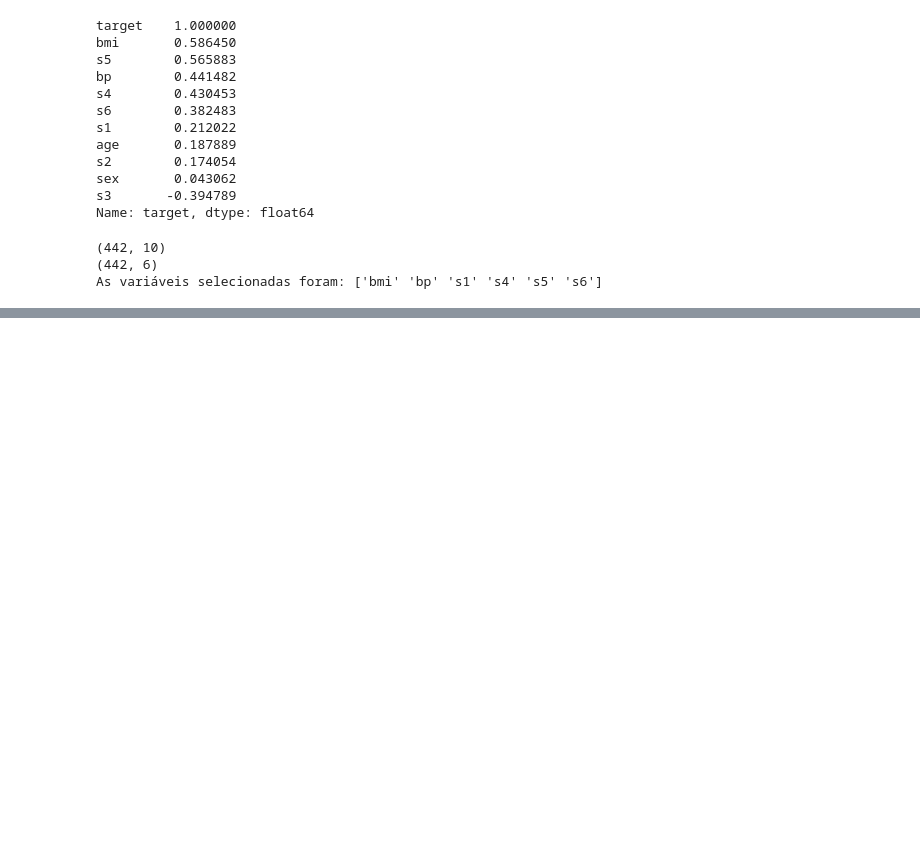
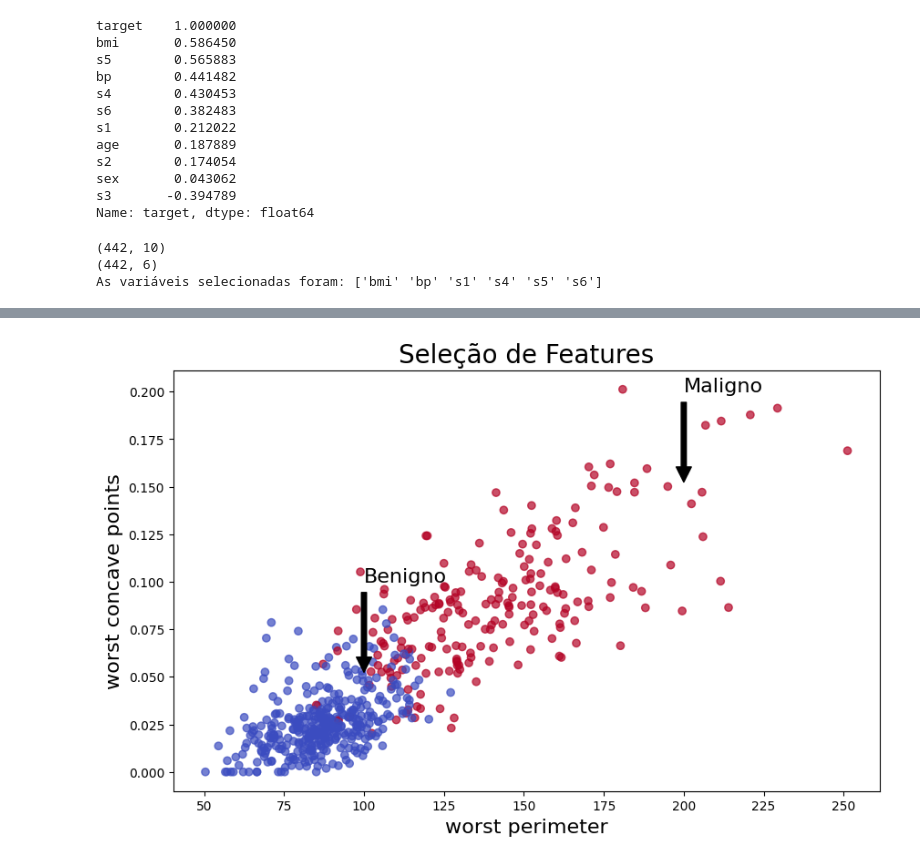
Before and after one commit to ITalents/CD-Introducao-a-Ciencia-de-dados, a Jupyter notebook: EDA/03_Selecao_de_Variaveis.ipynb, the cells around one changed output, grey strips where cells are left out. Cells and saved outputs as stored; diff of their text form; code cells hidden in the pictures; blank space fills up the shorter version.

```diff
--- a/EDA/03_Selecao_de_Variaveis.ipynb
+++ b/EDA/03_Selecao_de_Variaveis.ipynb
@@ -297,0 +436,20 @@ As variáveis selecionadas foram: ['bmi' 'bp' 's1' 's4' 's5' 's6']
+# %%
+# plotando as duas variáveis selecionadas
+plt.figure(figsize=(10, 6))
+
+plt.scatter(X_kbest[:, 1], X_kbest[:, 0], c=y, cmap='coolwarm_r', alpha=0.7)
+
+plt.xlabel('worst perimeter', fontsize=16)
+
+plt.ylabel('worst concave points', fontsize=16)
+
+plt.title('Seleção de Features', fontsize=20)
+
+## annotate plot
+plt.annotate('Maligno', xy=(200, 0.15), xytext=(200, 0.2), fontsize=16, arrowprops=dict(facecolor='black', shrink=0.05))
+plt.annotate('Benigno', xy=(100, 0.05), xytext=(100, 0.1), fontsize=16, arrowprops=dict(facecolor='black', shrink=0.05))
+
+
+plt.show()
+# %% [output]
+[figure, added]
```
Also changed, not shown: parts of 7 cells of this notebook.
